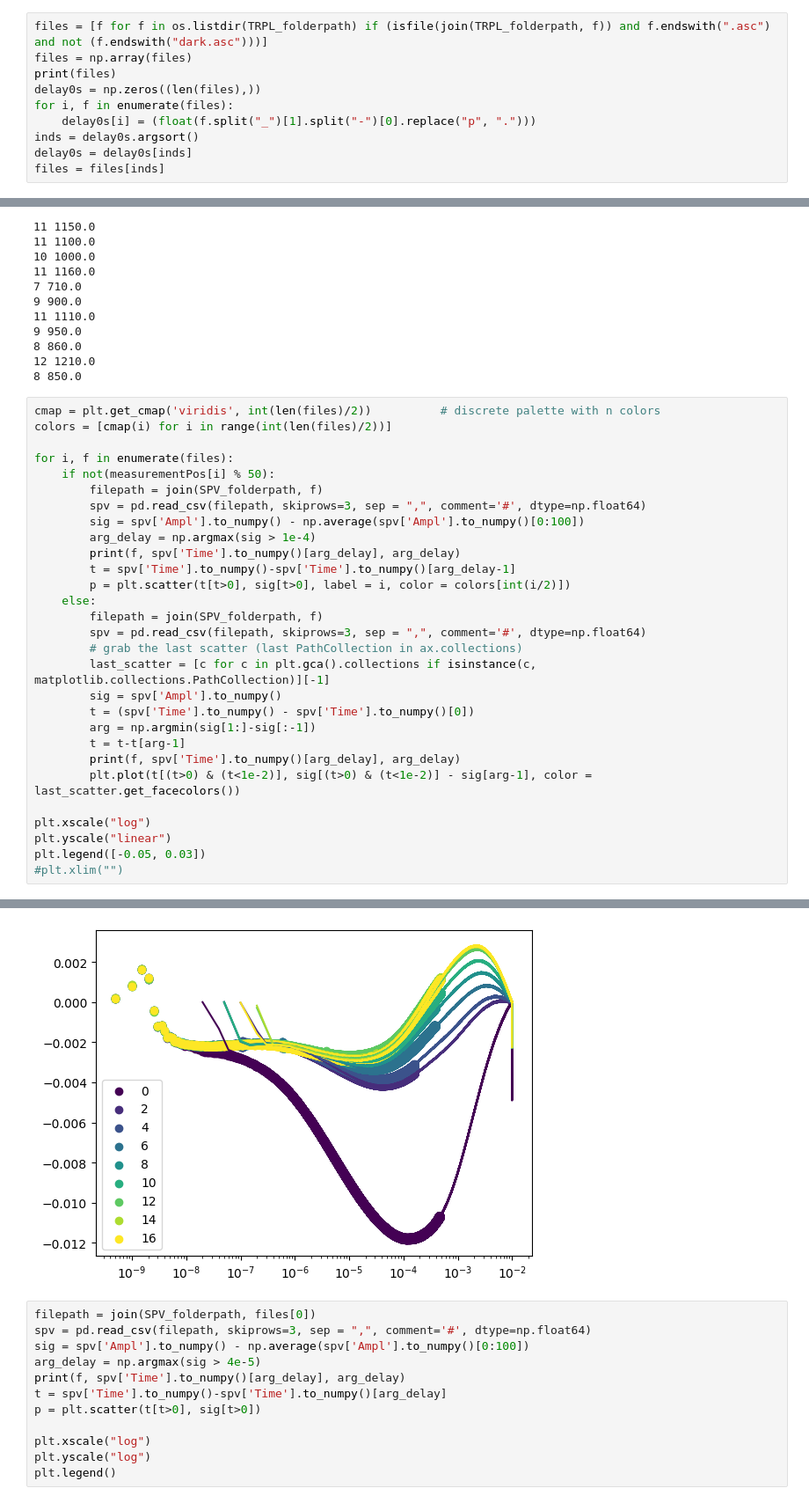
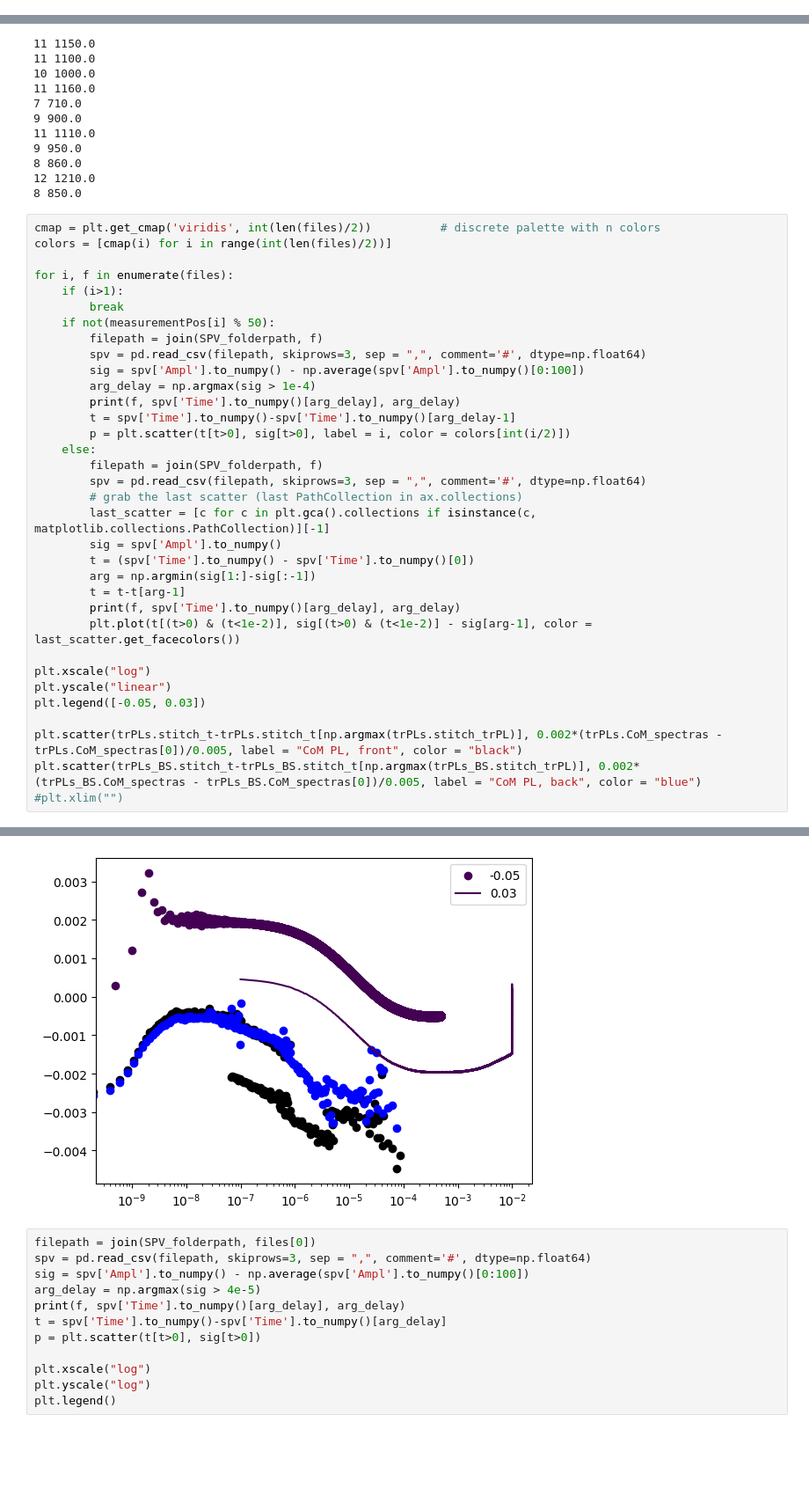
Before and after one commit to MimaxSimm/trPL_Analysis, a Jupyter notebook: trPL-Spectras.ipynb, the cells around one changed output, grey strips where cells are left out. Shown at 88% size. Saved outputs shown, nothing was run; the diff lists cells and outputs as text; blank space fills up the shorter version.

Commit message:
Now plotted the trPL trSPV data including spectral
shifts.

```diff
--- a/trPL-Spectras.ipynb
+++ b/trPL-Spectras.ipynb
@@ -29,13 +29,3 @@ os.listdir(TRPL_folderpath)
  'M02t16-BS_3826-43000ns_300nsGate.sif',
  'M02t16-BS_638-5583ns_20nsGate.sif',
  'M02t16-BS_11p0-115ns_1p9nsGate.asc']
-# %%
-files = [f for f in os.listdir(TRPL_folderpath) if (isfile(join(TRPL_folderpath, f)) and f.endswith(".asc") and not (f.endswith("dark.asc")))]
-files = np.array(files)
-print(files)
-delay0s = np.zeros((len(files),))
-for i, f in enumerate(files):
-    delay0s[i] = (float(f.split("_")[1].split("-")[0].replace("p", ".")))
-inds = delay0s.argsort()
-delay0s = delay0s[inds]
-files = files[inds]
@@ -368,6 +358,8 @@ cmap = plt.get_cmap('viridis', int(len(files)/2))          # discrete palette wi
 colors = [cmap(i) for i in range(int(len(files)/2))]
 
 for i, f in enumerate(files):
+    if (i>1):
+        break
     if not(measurementPos[i] % 50):
         filepath = join(SPV_folderpath, f)
         spv = pd.read_csv(filepath, skiprows=3, sep = ",", comment='#', dtype=np.float64)
@@ -391,5 +383,8 @@ for i, f in enumerate(files):
 plt.xscale("log")
 plt.yscale("linear")
 plt.legend([-0.05, 0.03])
+
+plt.scatter(trPLs.stitch_t-trPLs.stitch_t[np.argmax(trPLs.stitch_trPL)], 0.002*(trPLs.CoM_spectras - trPLs.CoM_spectras[0])/0.005, label = "CoM PL, front", color = "black")
+plt.scatter(trPLs_BS.stitch_t-trPLs_BS.stitch_t[np.argmax(trPLs_BS.stitch_trPL)], 0.002*(trPLs_BS.CoM_spectras - trPLs_BS.CoM_spectras[0])/0.005, label = "CoM PL, back", color = "blue")
 #plt.xlim("")
 # %% [output]
@@ -415,4 +394,4 @@ C3--M02t16-BS-Long-SOM12_343nmLaser-100Hz-C3SPV-C4trigger-50Ohm-1000sweeps--0000
-[figure, old version]
+[figure, new version]
 # %%
 filepath = join(SPV_folderpath, files[0])
 spv = pd.read_csv(filepath, skiprows=3, sep = ",", comment='#', dtype=np.float64)
```
Also changed, not shown: parts of 6 cells of this notebook.
